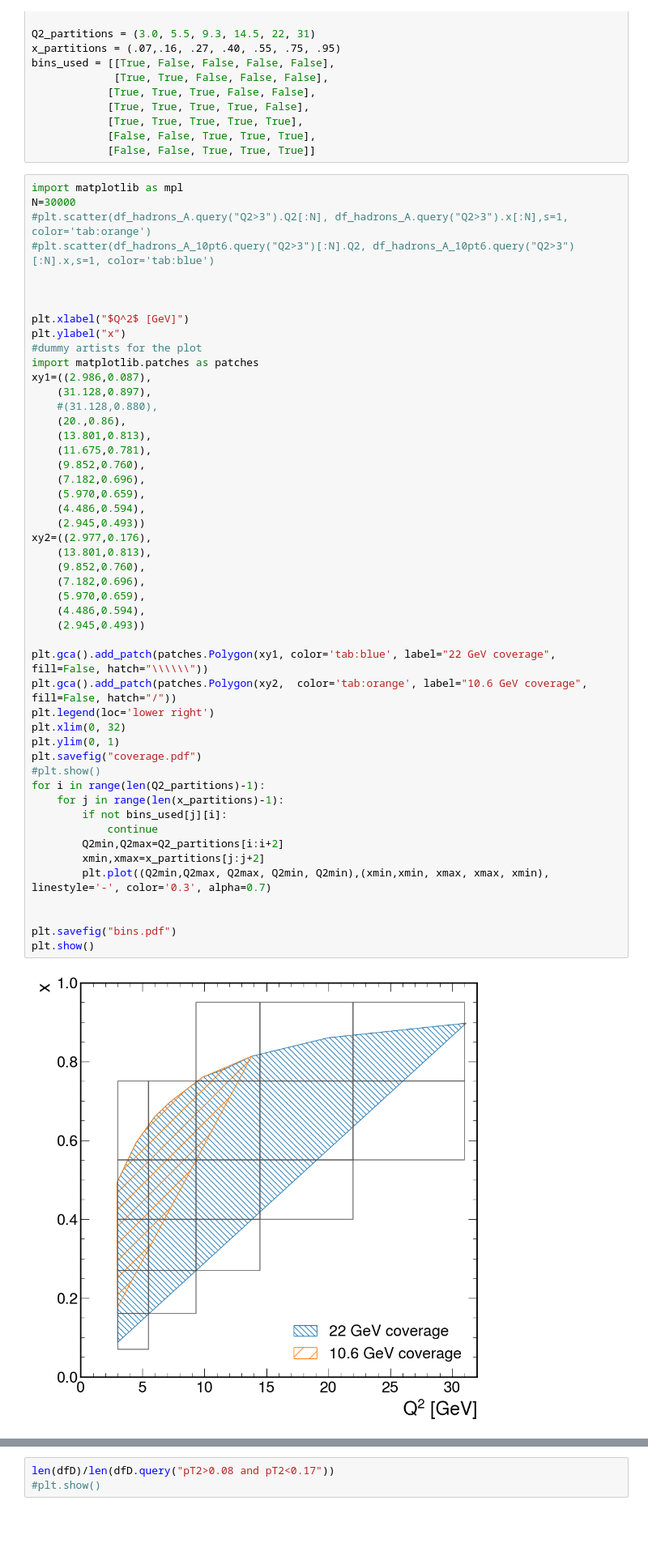
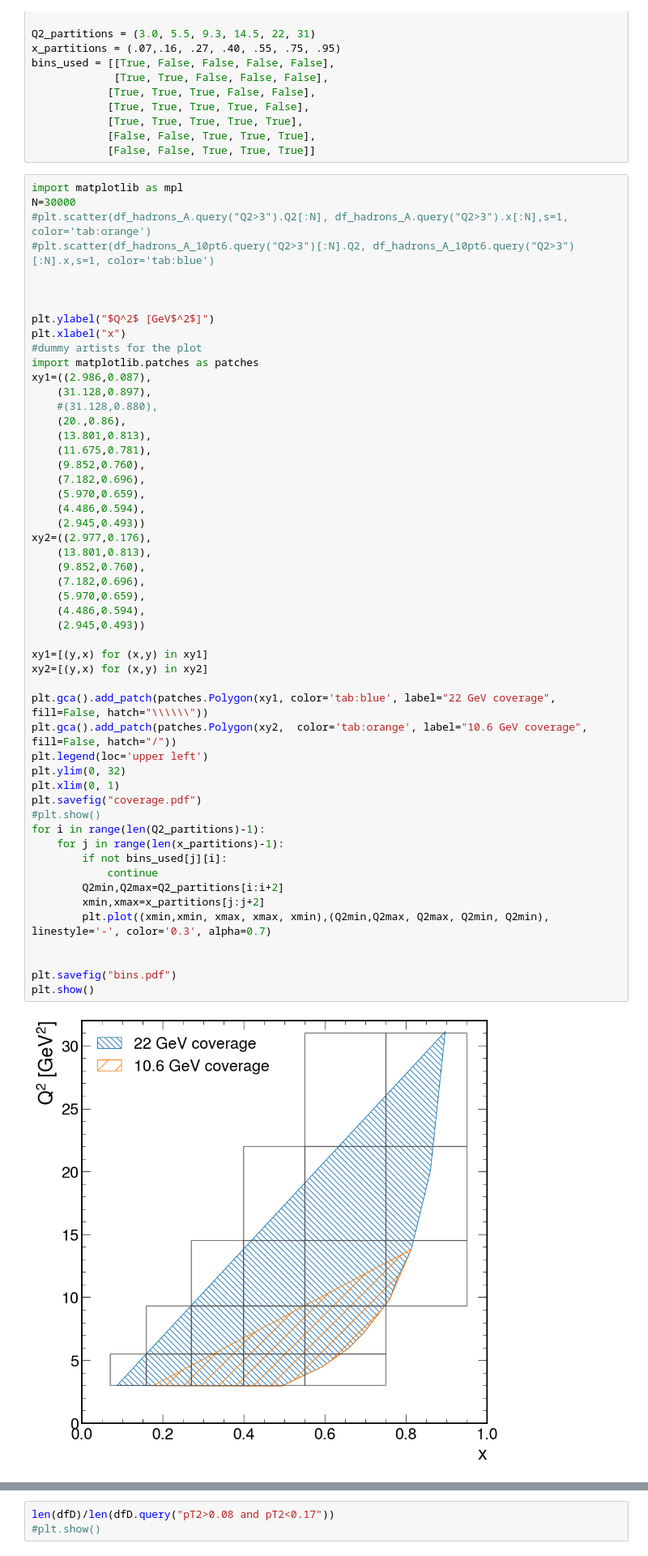
Before and after one commit to smoranvas/di-hadron, a Jupyter notebook: PlotsForAhmed.ipynb, the cells around one changed output, grey strips where cells are left out. Shown at 81% size. Cells and saved outputs as stored; diff of their text form; blank space fills up the shorter version.

```diff
--- a/PlotsForAhmed.ipynb
+++ b/PlotsForAhmed.ipynb
@@ -813,8 +811,8 @@ N=30000
 
 
 
-plt.xlabel("$Q^2$ [GeV]")
-plt.ylabel("x")
+plt.ylabel("$Q^2$ [GeV$^2$]")
+plt.xlabel("x")
 #dummy artists for the plot
 import matplotlib.patches as patches
 xy1=((2.986,0.087),
@@ -824,38 +822,41 @@ xy1=((2.986,0.087),
     (13.801,0.813),
     (11.675,0.781),
     (9.852,0.760),
     (7.182,0.696),
     (5.970,0.659),
     (4.486,0.594),
     (2.945,0.493))
 xy2=((2.977,0.176),
     (13.801,0.813),
     (9.852,0.760),
     (7.182,0.696),
     (5.970,0.659),
     (4.486,0.594),
     (2.945,0.493))
 
+xy1=[(y,x) for (x,y) in xy1]
+xy2=[(y,x) for (x,y) in xy2]
+
 plt.gca().add_patch(patches.Polygon(xy1, color='tab:blue', label="22 GeV coverage", fill=False, hatch="\\\\\\"))
 plt.gca().add_patch(patches.Polygon(xy2,  color='tab:orange', label="10.6 GeV coverage", fill=False, hatch="/"))
-plt.legend(loc='lower right')
-plt.xlim(0, 32)
-plt.ylim(0, 1)
+plt.legend(loc='upper left')
+plt.ylim(0, 32)
+plt.xlim(0, 1)
 plt.savefig("coverage.pdf")
 #plt.show()
 for i in range(len(Q2_partitions)-1):
     for j in range(len(x_partitions)-1):
         if not bins_used[j][i]:
             continue
         Q2min,Q2max=Q2_partitions[i:i+2]
         xmin,xmax=x_partitions[j:j+2]
-        plt.plot((Q2min,Q2max, Q2max, Q2min, Q2min),(xmin,xmin, xmax, xmax, xmin), linestyle='-', color='0.3', alpha=0.7)
+        plt.plot((xmin,xmin, xmax, xmax, xmin),(Q2min,Q2max, Q2max, Q2min, Q2min), linestyle='-', color='0.3', alpha=0.7)
 
 
 plt.savefig("bins.pdf")
 plt.show()
 # %% [output]
-[figure, old version]
+[figure, new version]
 # %%
 #example to save part of a plot
 import matplotlib.pyplot as plt
```
Also changed, not shown: parts of 2 cells of this notebook, 10 other files.
